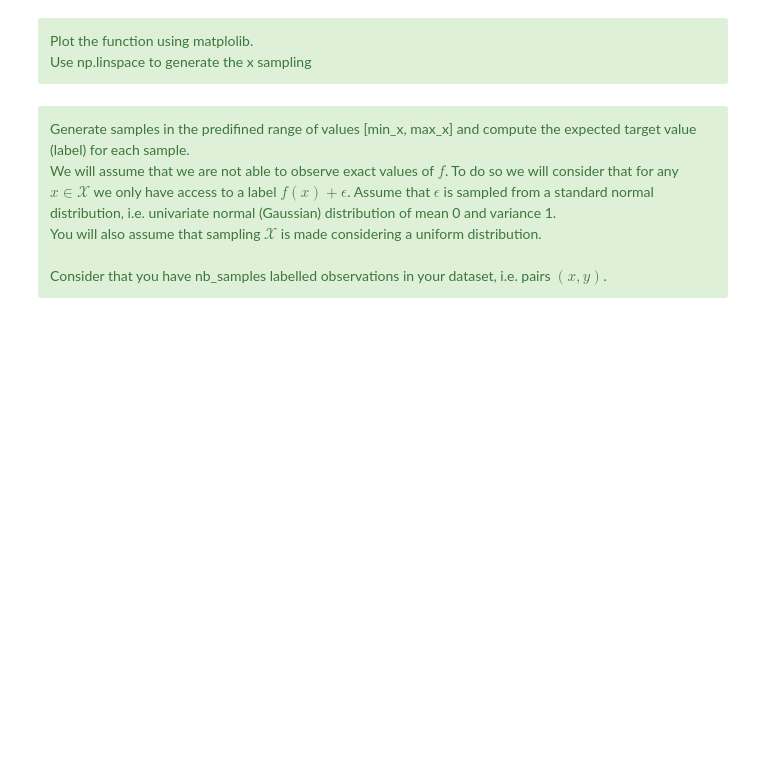
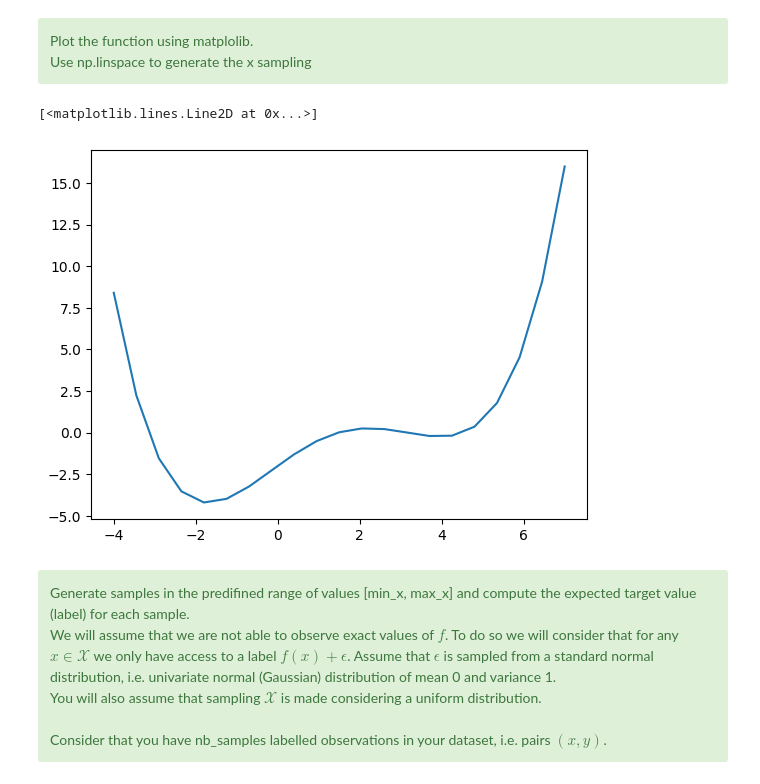
Before and after one commit to Lens11/IMT_cours, a Jupyter notebook: TP_IA/TP 2 - Linear Regression Gradient Descent.ipynb, the cells around one changed output. Drawn from its saved outputs; the diff is of its cells as text; code cells hidden in the pictures; blank space fills up the shorter version.

```diff
--- a/TP_IA/TP 2 - Linear Regression Gradient Descent.ipynb
+++ b/TP_IA/TP 2 - Linear Regression Gradient Descent.ipynb
@@ -28,6 +28,6 @@ np.random.seed(1234) # This is to make our work reproducible
 </div>
 # %%
 def f(x):
-  # YOUR TURN
+  return -2 + 1.8*x - 0.1*x**2 -0.18*x**3 + 0.03*x**4
 # %%
 f(4)
@@ -47,6 +49,11 @@ max_x = 7
 </div>
 # %%
 # YOUR TURN
+x=np.linspace(-4,7,21)
+plt.plot(x, f(x))
+# %% [output]
+[<matplotlib.lines.Line2D at 0x...>]
+[figure, added]
 # %% [markdown]
 <div class="alert alert-success">
   Generate samples in the predifined range of values [min_x, max_x] and compute the expected target value (label) for each sample. <br/>
```
Also changed, not shown: parts of 10 cells of this notebook.
